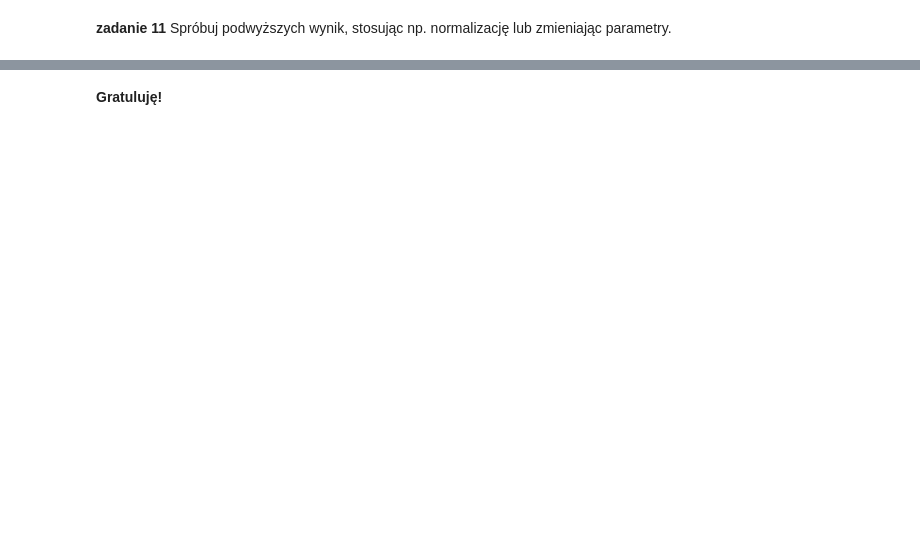
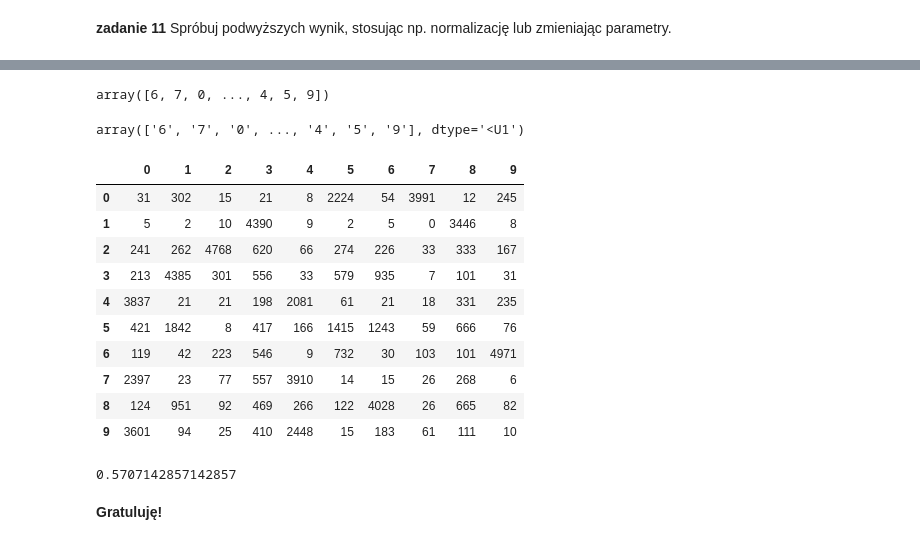
Before and after one commit to aradzikbys/UAM_python, a Jupyter notebook: zadanie_domowe_sklearn/homework.ipynb, the cells around one changed output, grey strips where cells are left out. Saved outputs shown, nothing was run; the diff lists cells and outputs as text; code cells hidden in the pictures; blank space fills up the shorter version.

```diff
--- a/zadanie_domowe_sklearn/homework.ipynb
+++ b/zadanie_domowe_sklearn/homework.ipynb
@@ -344,2 +462,5 @@ df.sort_values('Cluster_elements', ascending = False)
 # %% [markdown]
 **zadanie 11** Spróbuj podwyższych wynik, stosując np. normalizację lub zmieniając parametry.
+# %%
+mn_df = pd.DataFrame(mnist_pca)
+mn_df.head()
@@ -345,0 +474,11 @@ df.sort_values('Cluster_elements', ascending = False)
+# %%
+# Normalize dataset
+from sklearn import preprocessing
+
+# Normalize data accross columns (axis = 0)
+scaler = preprocessing.MinMaxScaler()
+names = mn_df.columns
+d = scaler.fit_transform(mn_df)
+mn_df_norm = pd.DataFrame(d, columns=names)
+
+mn_df_norm.head()
@@ -346,2 +492,47 @@ df.sort_values('Cluster_elements', ascending = False)
+# %%
+kmeans10 = KMeans(n_clusters = 10)
+kmeans10.fit(mn_df_norm)
+mnist_clusters_norm = kmeans10.predict(mn_df_norm)
+
+mnist_clusters_norm
+# %% [output]
+array([6, 7, 0, ..., 4, 5, 9])
+# %%
+str_mnist_clusters_norm = np.array([str(i) for i in mnist_clusters_norm])
+str_mnist_clusters_norm
+# %% [output]
+array(['6', '7', '0', ..., '4', '5', '9'], dtype='<U1')
+# %%
+# Confusion matrix dla znormalizowanych danych
+cnf_mtrx_array_norm = confusion_matrix(y, str_mnist_clusters_norm)
+
+conf_mtrx_df_norm = pd.DataFrame(cnf_mtrx_array_norm,
+                            columns = ['0', '1', '2', '3', '4', '5', '6', '7', '8', '9'])
+conf_mtrx_df_norm
+# %% [output]
+|  | 0 | 1 | 2 | 3 | 4 | 5 | 6 | 7 | 8 | 9 |
+| 0 | 31 | 302 | 15 | 21 | 8 | 2224 | 54 | 3991 | 12 | 245 |
+| 1 | 5 | 2 | 10 | 4390 | 9 | 2 | 5 | 0 | 3446 | 8 |
+| 2 | 241 | 262 | 4768 | 620 | 66 | 274 | 226 | 33 | 333 | 167 |
+| 3 | 213 | 4385 | 301 | 556 | 33 | 579 | 935 | 7 | 101 | 31 |
+| 4 | 3837 | 21 | 21 | 198 | 2081 | 61 | 21 | 18 | 331 | 235 |
+| 5 | 421 | 1842 | 8 | 417 | 166 | 1415 | 1243 | 59 | 666 | 76 |
+| 6 | 119 | 42 | 223 | 546 | 9 | 732 | 30 | 103 | 101 | 4971 |
+| 7 | 2397 | 23 | 77 | 557 | 3910 | 14 | 15 | 26 | 268 | 6 |
+| 8 | 124 | 951 | 92 | 469 | 266 | 122 | 4028 | 26 | 665 | 82 |
+| 9 | 3601 | 94 | 25 | 410 | 2448 | 15 | 183 | 61 | 111 | 10 |
+# %%
+# Accuracy dla całego zbioru danych - dane znormalizowane
+
+clstrs = ['0', '1', '2', '3', '4', '5', '6', '7', '8', '9']
+clstrs_max_norm = []
+
+for item in clstrs:
+    clstrs_max_norm.append(conf_mtrx_df_norm[item].max())
+
+# Accuracy:
+sum(clstrs_max_norm)/conf_mtrx_df_norm.sum().sum()
+# %% [output]
+0.5707142857142857
 # %% [markdown]
 **Gratuluję!**
```
Also changed, not shown: parts of 42 cells of this notebook.
